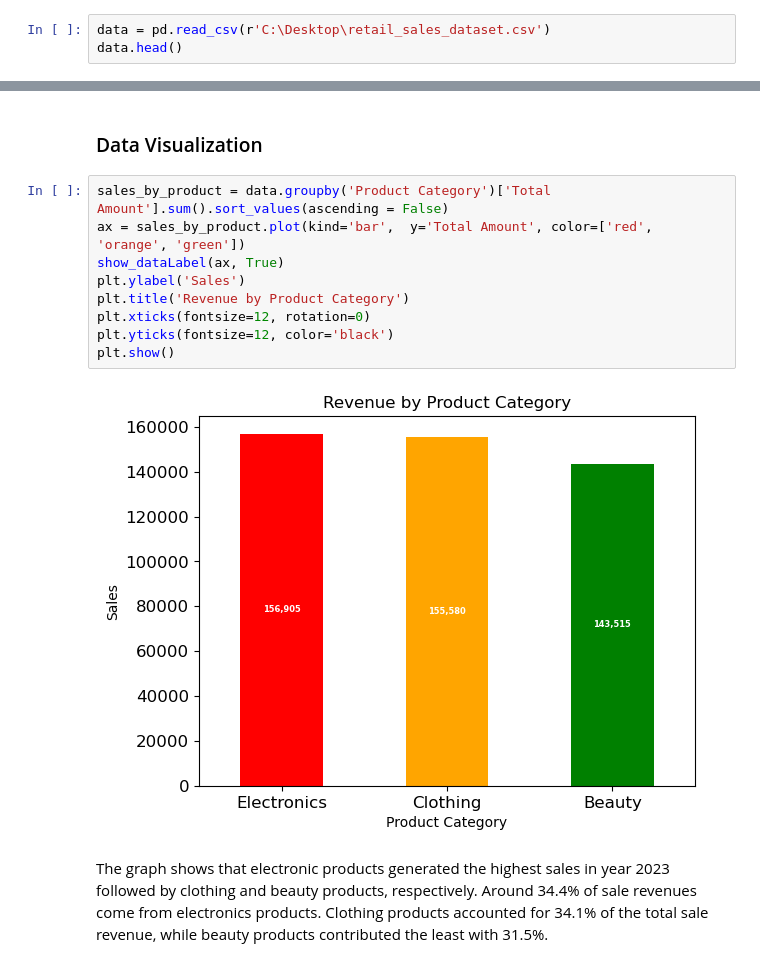
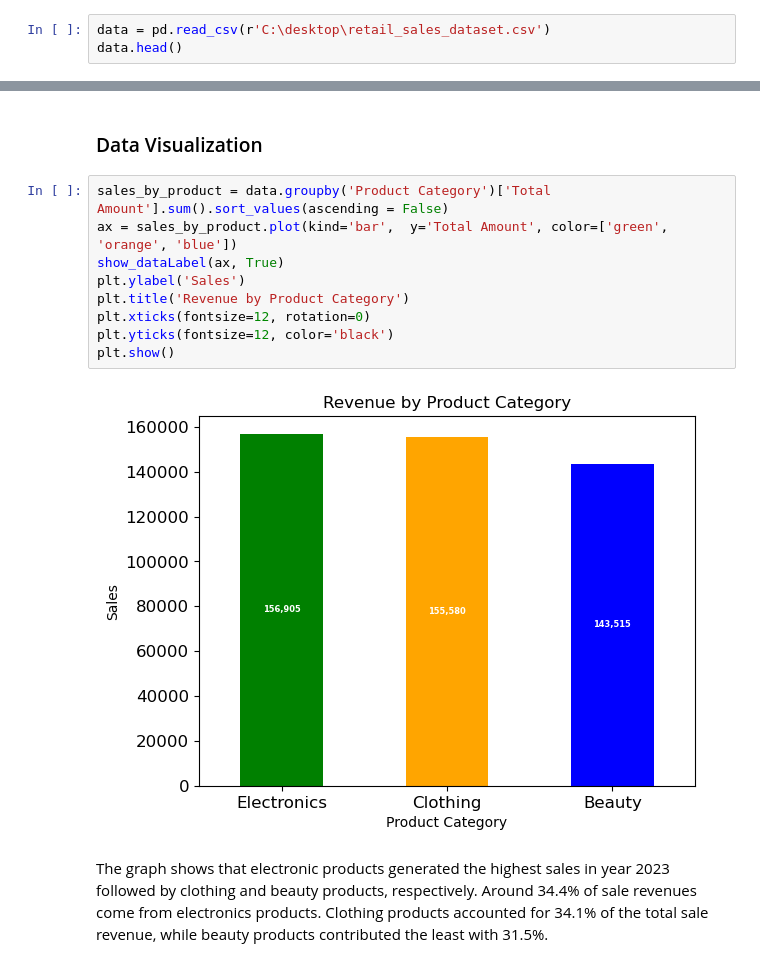
Before and after one commit to MohSalamh/Retail-Sales-Analysis, a Jupyter notebook: Retail_Sales_Analysis.ipynb, the cells around one changed output, grey strips where cells are left out. Cells and saved outputs as stored; diff of their text form.

```diff
--- a/Retail_Sales_Analysis.ipynb
+++ b/Retail_Sales_Analysis.ipynb
@@ -6,7 +6,7 @@ import seaborn as sns
 import numpy as np
 import calendar
 # %%
-data = pd.read_csv(r'C:\Desktop\retail_sales_dataset.csv')
+data = pd.read_csv(r'C:\desktop\retail_sales_dataset.csv')
 data.head()
 # %% [output]
 |  | Transaction ID | Date | Customer ID | Gender | Age | Product Category | Quantity | Price per Unit | ... |
@@ -309,15 +309,15 @@ display(sales_by_gender)
 ### Data Visualization
 # %%
 sales_by_product = data.groupby('Product Category')['Total Amount'].sum().sort_values(ascending = False)
-ax = sales_by_product.plot(kind='bar',  y='Total Amount', color=['red', 'orange', 'green'])
+ax = sales_by_product.plot(kind='bar',  y='Total Amount', color=['green', 'orange', 'blue'])
 show_dataLabel(ax, True)
 plt.ylabel('Sales')
 plt.title('Revenue by Product Category')
 plt.xticks(fontsize=12, rotation=0)
 plt.yticks(fontsize=12, color='black')
 plt.show()
 # %% [output]
-[figure, old version]
+[figure, new version]
 # %% [markdown]
 The graph shows that electronic products generated the highest sales in year 2023 followed by clothing and beauty products, respectively. Around 34.4% of sale revenues come from electronics products. Clothing products accounted for 34.1% of the total sale revenue, while beauty products contributed the least with 31.5%.
 # %%
```
Also changed, not shown: parts of 5 cells of this notebook.
